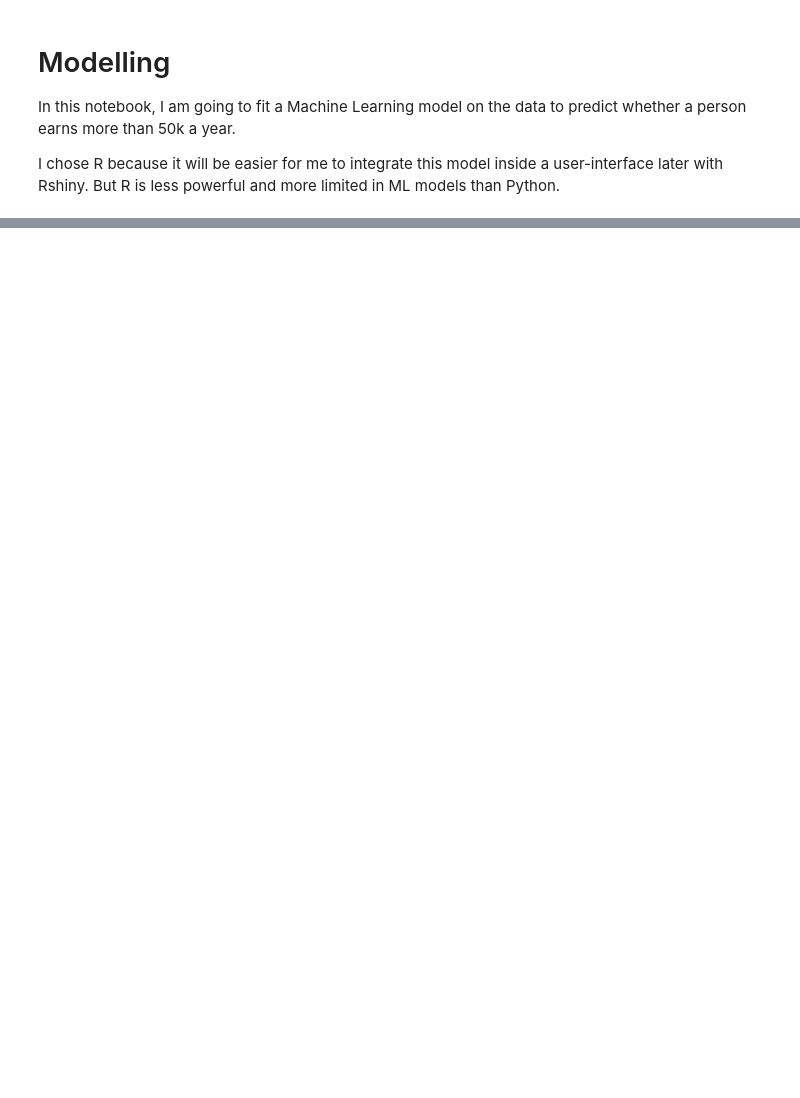
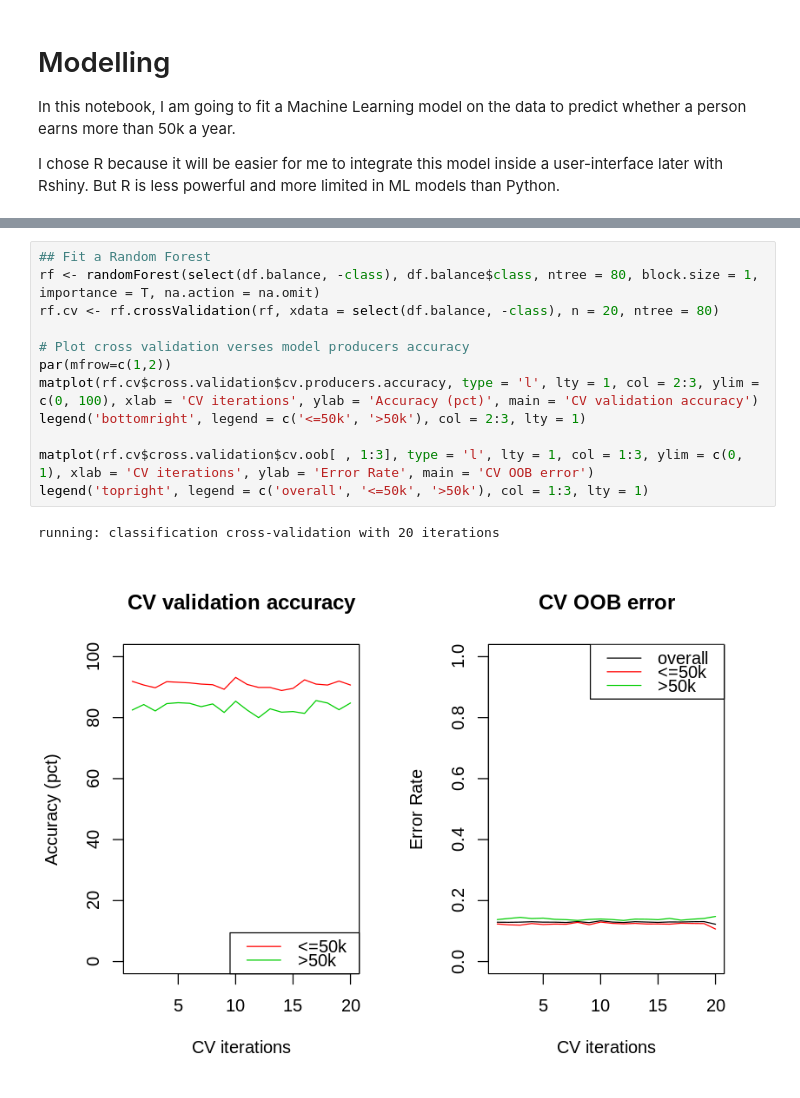
Before and after one commit to MaudBoucherit/donor_detection, a Jupyter notebook: notebooks/model_detection.ipynb, the cells around one changed output, grey strips where cells are left out. Drawn from its saved outputs; the diff is of its cells as text; blank space fills up the shorter version.

```diff
--- a/notebooks/model_detection.ipynb
+++ b/notebooks/model_detection.ipynb
@@ -96,0 +189,15 @@ train <- train %>% rbind(train[train$class == '>50K', ])
+# %%
+## Fit a Random Forest
+rf <- randomForest(select(df.balance, -class), df.balance$class, ntree = 80, block.size = 1, importance = T, na.action = na.omit)
+rf.cv <- rf.crossValidation(rf, xdata = select(df.balance, -class), n = 20, ntree = 80)
+
+# Plot cross validation verses model producers accuracy
+par(mfrow=c(1,2))
+matplot(rf.cv$cross.validation$cv.producers.accuracy, type = 'l', lty = 1, col = 2:3, ylim = c(0, 100), xlab = 'CV iterations', ylab = 'Accuracy (pct)', main = 'CV validation accuracy')
+legend('bottomright', legend = c('<=50k', '>50k'), col = 2:3, lty = 1)
+
+matplot(rf.cv$cross.validation$cv.oob[ , 1:3], type = 'l', lty = 1, col = 1:3, ylim = c(0, 1), xlab = 'CV iterations', ylab = 'Error Rate', main = 'CV OOB error')
+legend('topright', legend = c('overall', '<=50k', '>50k'), col = 1:3, lty = 1)
+# %% [output]
+running: classification cross-validation with 20 iterations
+[figure, added]
```
Also changed, not shown: parts of 20 cells of this notebook, 3 other files.
